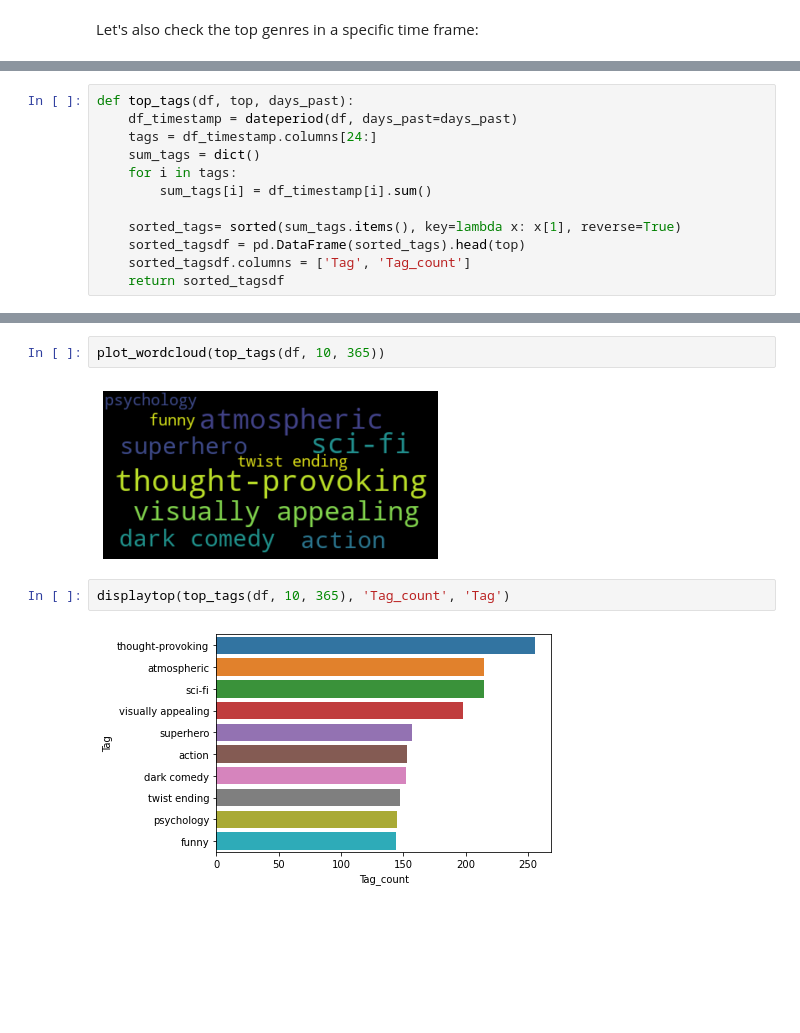
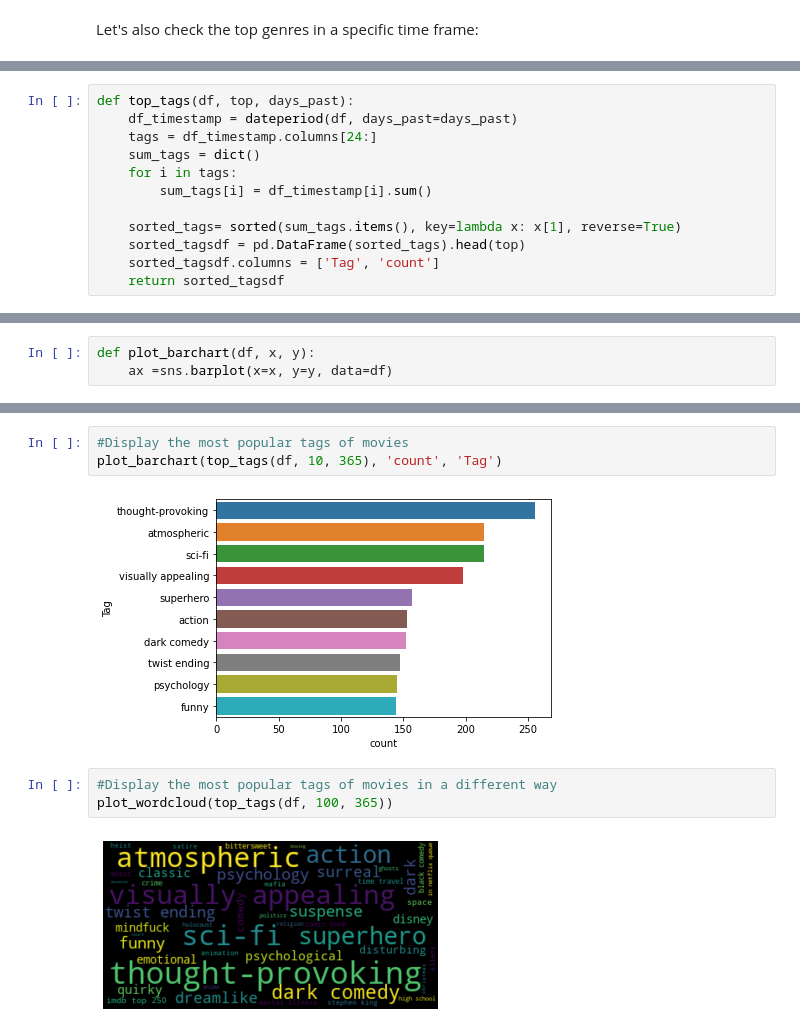
Before and after one commit to NavasFrancisco/MoviesRecommender, a Jupyter notebook: MoviesRecommender.ipynb, the cells around one changed output, grey strips where cells are left out. Drawn from its saved outputs; the diff is of its cells as text; blank space fills up the shorter version.

```diff
--- a/MoviesRecommender.ipynb
+++ b/MoviesRecommender.ipynb
@@ -540,0 +539,12 @@ top_genre(df, 5, 300)
+# %%
+def top_tags(df, top, days_past):
+    df_timestamp = dateperiod(df, days_past=days_past)
+    tags = df_timestamp.columns[24:]
+    sum_tags = dict()
+    for i in tags:
+        sum_tags[i] = df_timestamp[i].sum()
+
+    sorted_tags= sorted(sum_tags.items(), key=lambda x: x[1], reverse=True)
+    sorted_tagsdf = pd.DataFrame(sorted_tags).head(top)
+    sorted_tagsdf.columns = ['Tag', 'count']
+    return sorted_tagsdf
@@ -540,0 +571,3 @@ top_genre(df, 5, 300)
+# %%
+def plot_barchart(df, x, y):
+    ax =sns.barplot(x=x, y=y, data=df)
@@ -565,12 +598,0 @@ dftagsCount
-# %%
-def top_tags(df, top, days_past):
-    df_timestamp = dateperiod(df, days_past=days_past)
-    tags = df_timestamp.columns[24:]
-    sum_tags = dict()
-    for i in tags:
-        sum_tags[i] = df_timestamp[i].sum()
-
-    sorted_tags= sorted(sum_tags.items(), key=lambda x: x[1], reverse=True)
-    sorted_tagsdf = pd.DataFrame(sorted_tags).head(top)
-    sorted_tagsdf.columns = ['Tag', 'Tag_count']
-    return sorted_tagsdf
@@ -602,8 +599,10 @@ def plot_wordcloud(df):
-# %%
-plot_wordcloud(top_tags(df, 10, 365))
-# %% [output]
-[figure, removed]
 # %%
-displaytop(top_tags(df, 10, 365), 'Tag_count', 'Tag')
+#Display the most popular tags of movies
+plot_barchart(top_tags(df, 10, 365), 'count', 'Tag')
 # %% [output]
-[figure, old version]
+[figure, new version]
+# %%
+#Display the most popular tags of movies in a different way
+plot_wordcloud(top_tags(df, 100, 365))
+# %% [output]
+[figure, added]
```
Also changed, not shown: parts of 38 cells of this notebook.
